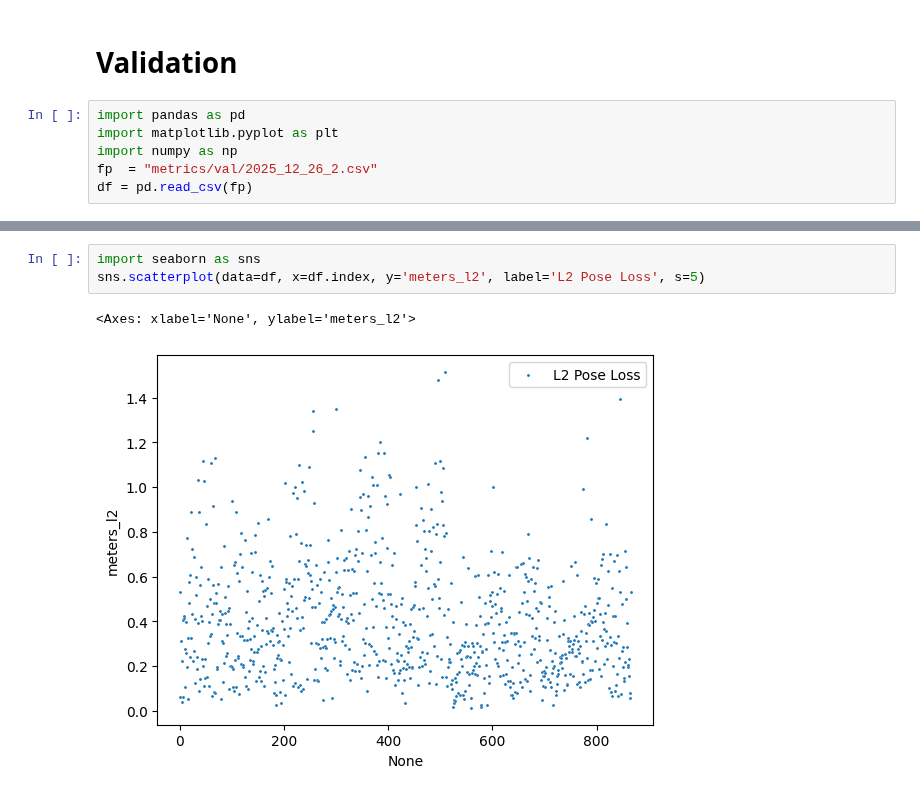
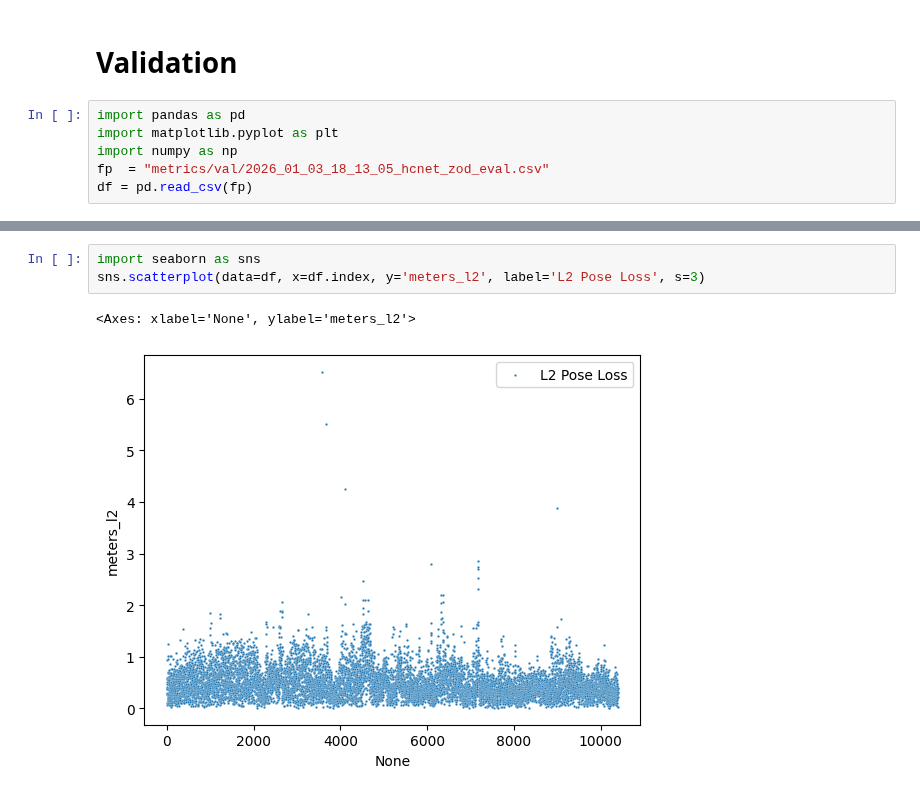
Before and after one commit to ifinckh/2025_sem_proj_FINCKH_VITA, a Jupyter notebook: results.ipynb, the cells around one changed output, grey strips where cells are left out. Cells and saved outputs as stored; diff of their text form.

```diff
--- a/results.ipynb
+++ b/results.ipynb
@@ -241,7 +241,7 @@ plot_metric(df, "")
 import pandas as pd
 import matplotlib.pyplot as plt
 import numpy as np
-fp  = "metrics/val/2025_12_26_2.csv"
+fp  = "metrics/val/2026_01_03_18_13_05_hcnet_zod_eval.csv"
 df = pd.read_csv(fp)
 # %%
 df.loc[df.meters_l2 > 1.5]
@@ -251,9 +273,9 @@ df.loc[df.meters_l2 > 1.5]
 # %%
 import seaborn as sns
-sns.scatterplot(data=df, x=df.index, y='meters_l2', label='L2 Pose Loss', s=5)
+sns.scatterplot(data=df, x=df.index, y='meters_l2', label='L2 Pose Loss', s=3)
 # %% [output]
 <Axes: xlabel='None', ylabel='meters_l2'>
-[figure, old version]
+[figure, new version]
 # %%
 sns.scatterplot(data=df, x=df.index, y='yaw_err_deg', label='Yaw Error (Degrees)', s=5)
 # %% [output]
```
Also changed, not shown: parts of 7 cells of this notebook, 7 other files.
